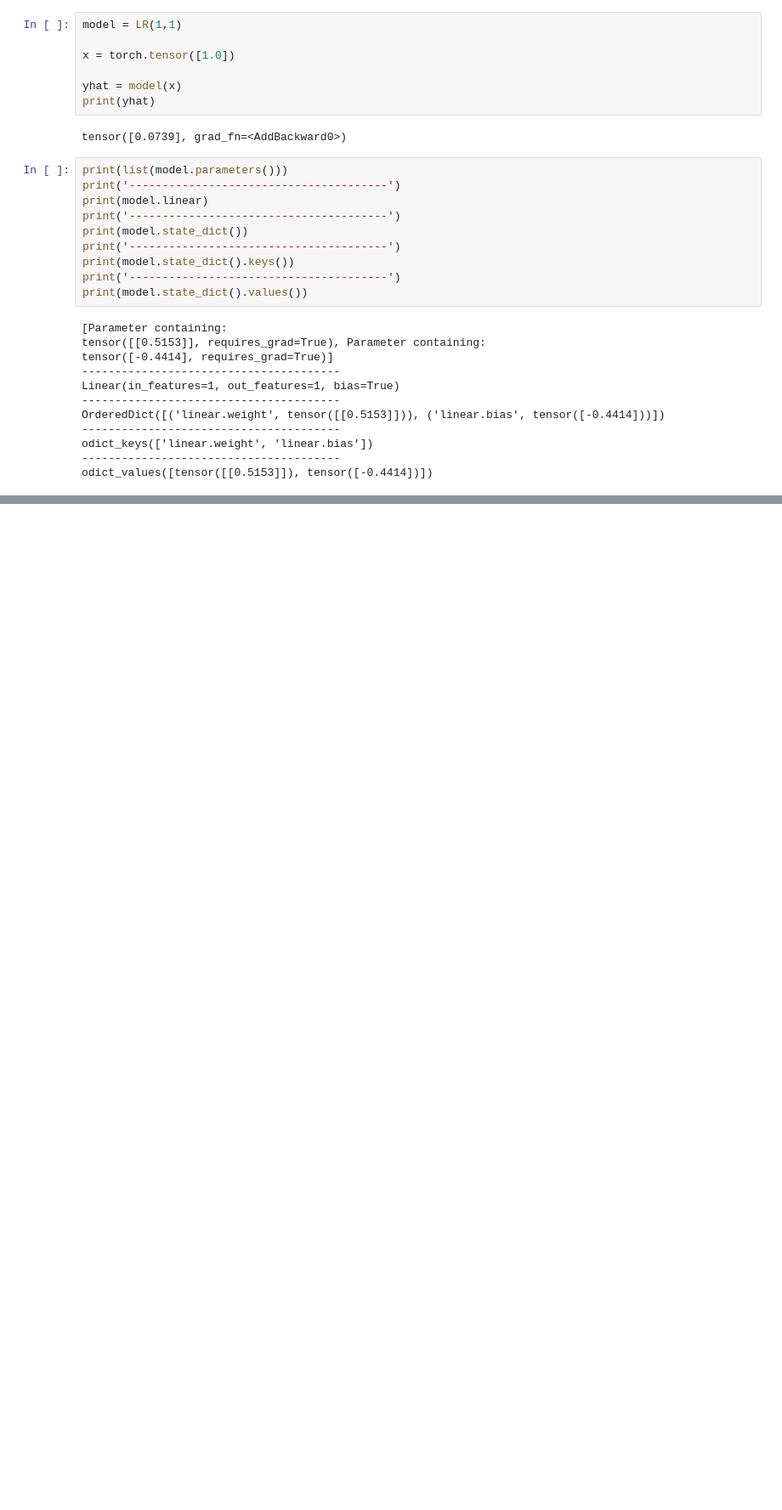
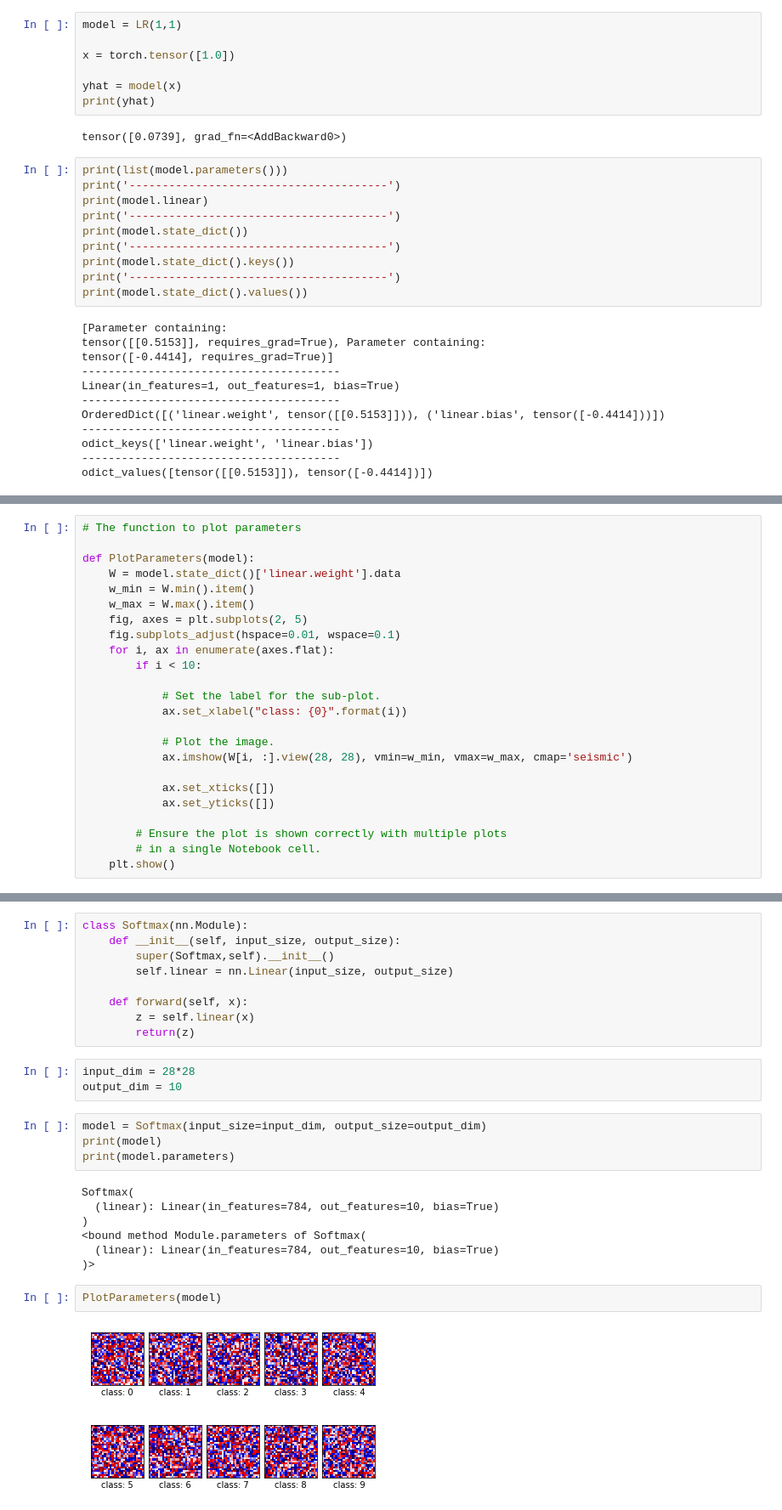
Before and after one commit to ramkumarr02/PyTorch-Basics, a Jupyter notebook: PyTorch_Basics.ipynb, the cells around one changed output, grey strips where cells are left out. Shown at 85% size. Cells and saved outputs as stored; diff of their text form; blank space fills up the shorter version.

```diff
--- a/PyTorch_Basics.ipynb
+++ b/PyTorch_Basics.ipynb
@@ -838,0 +1148,24 @@ odict_values([tensor([[0.5153]]), tensor([-0.4414])])
+# %%
+# The function to plot parameters
+
+def PlotParameters(model):
+    W = model.state_dict()['linear.weight'].data
+    w_min = W.min().item()
+    w_max = W.max().item()
+    fig, axes = plt.subplots(2, 5)
+    fig.subplots_adjust(hspace=0.01, wspace=0.1)
+    for i, ax in enumerate(axes.flat):
+        if i < 10:
+
+            # Set the label for the sub-plot.
+            ax.set_xlabel("class: {0}".format(i))
+
+            # Plot the image.
+            ax.imshow(W[i, :].view(28, 28), vmin=w_min, vmax=w_max, cmap='seismic')
+
+            ax.set_xticks([])
+            ax.set_yticks([])
+
+        # Ensure the plot is shown correctly with multiple plots
+        # in a single Notebook cell.
+    plt.show()
@@ -838,0 +1194,27 @@ odict_values([tensor([[0.5153]]), tensor([-0.4414])])
+# %%
+class Softmax(nn.Module):
+    def __init__(self, input_size, output_size):
+        super(Softmax,self).__init__()
+        self.linear = nn.Linear(input_size, output_size)
+
+    def forward(self, x):
+        z = self.linear(x)
+        return(z)
+# %%
+input_dim = 28*28
+output_dim = 10
+# %%
+model = Softmax(input_size=input_dim, output_size=output_dim)
+print(model)
+print(model.parameters)
+# %% [output]
+Softmax(
+  (linear): Linear(in_features=784, out_features=10, bias=True)
+)
+<bound method Module.parameters of Softmax(
+  (linear): Linear(in_features=784, out_features=10, bias=True)
+)>
+# %%
+PlotParameters(model)
+# %% [output]
+[figure, added]
```
Also changed, not shown: parts of 45 cells of this notebook.
